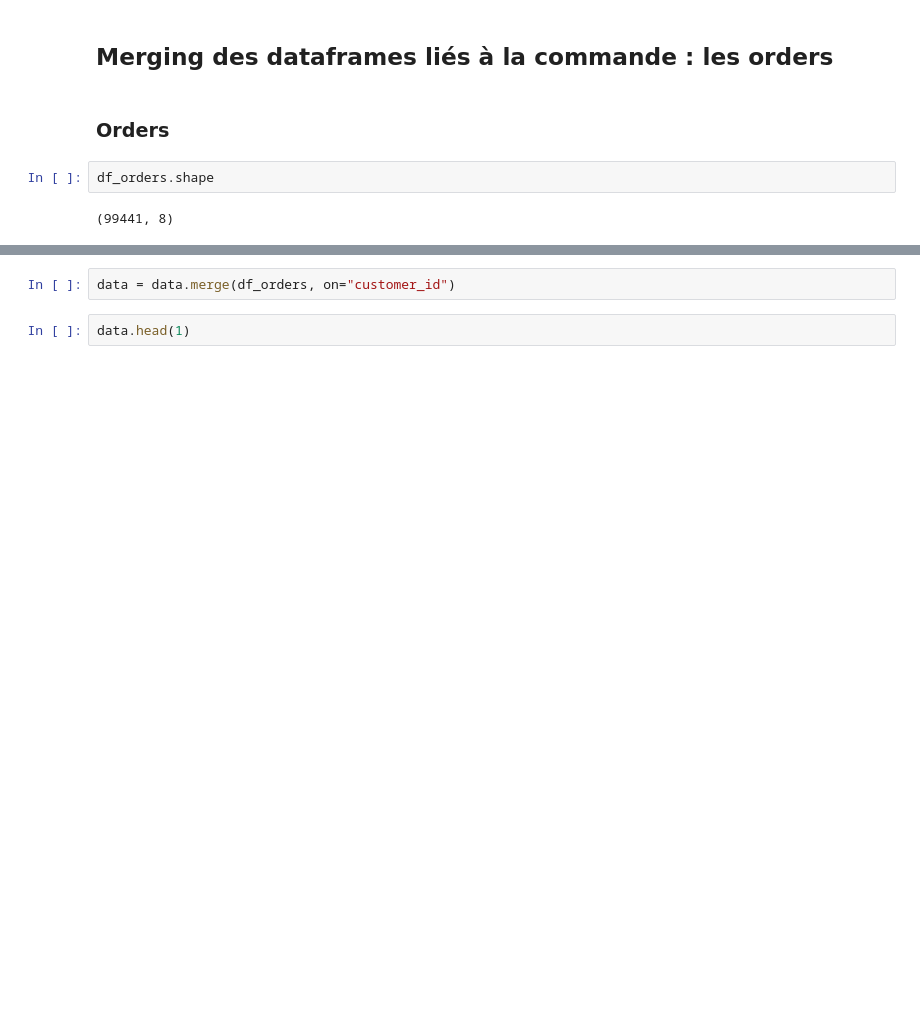
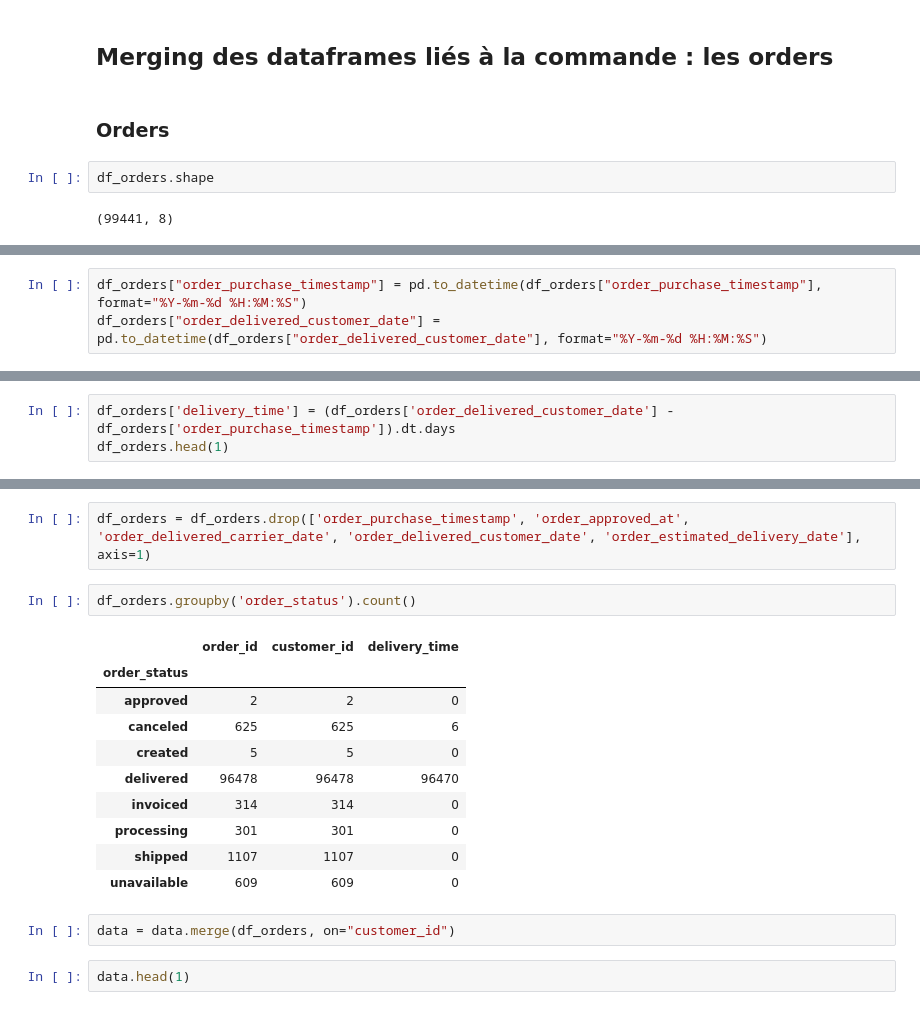
Before and after one commit to subut0n/marketing_segmentation, a Jupyter notebook: segmentation_data_cleaning.ipynb, the cells around one changed output, grey strips where cells are left out. Cells and saved outputs as stored; diff of their text form; blank space fills up the shorter version.

```diff
--- a/segmentation_eda.ipynb
+++ b/segmentation_data_cleaning.ipynb
@@ -406,3 +406,6 @@ df_orders.head(1)
 # %% [output]
 |  | order_id | customer_id | order_status | order_purchase_timestamp | order_approved_at | order_delivered_carrier_date | ... |
 | 0 | e481f51cbdc54678b7cc49136f2d6af7 | 9ef432eb6251297304e76186b10a928d | delivered | 2017-10-02 10:56:33 | 2017-10-02 11:07:15 | 2017-10-04 19:55:00 | ... |
+# %%
+df_orders["order_purchase_timestamp"] = pd.to_datetime(df_orders["order_purchase_timestamp"], format="%Y-%m-%d %H:%M:%S")
+df_orders["order_delivered_customer_date"] = pd.to_datetime(df_orders["order_delivered_customer_date"], format="%Y-%m-%d %H:%M:%S")
@@ -408,0 +414,3 @@ df_orders.head(1)
+# %%
+df_orders['delivery_time'] = (df_orders['order_delivered_customer_date'] - df_orders['order_purchase_timestamp']).dt.days
+df_orders.head(1)
@@ -409,3 +420,18 @@ df_orders.head(1)
+# %%
+df_orders = df_orders.drop(['order_purchase_timestamp', 'order_approved_at', 'order_delivered_carrier_date', 'order_delivered_customer_date', 'order_estimated_delivery_date'], axis=1)
+# %%
+df_orders.groupby('order_status').count()
+# %% [output]
+|  | order_id | customer_id | delivery_time |
+| order_status |  |  |  |
+| approved | 2 | 2 | 0 |
+| canceled | 625 | 625 | 6 |
+| created | 5 | 5 | 0 |
+| delivered | 96478 | 96478 | 96470 |
+| invoiced | 314 | 314 | 0 |
+| processing | 301 | 301 | 0 |
+| shipped | 1107 | 1107 | 0 |
+| unavailable | 609 | 609 | 0 |
 # %%
 data = data.merge(df_orders, on="customer_id")
 # %%
```
Also changed, not shown: parts of 23 cells of this notebook.
